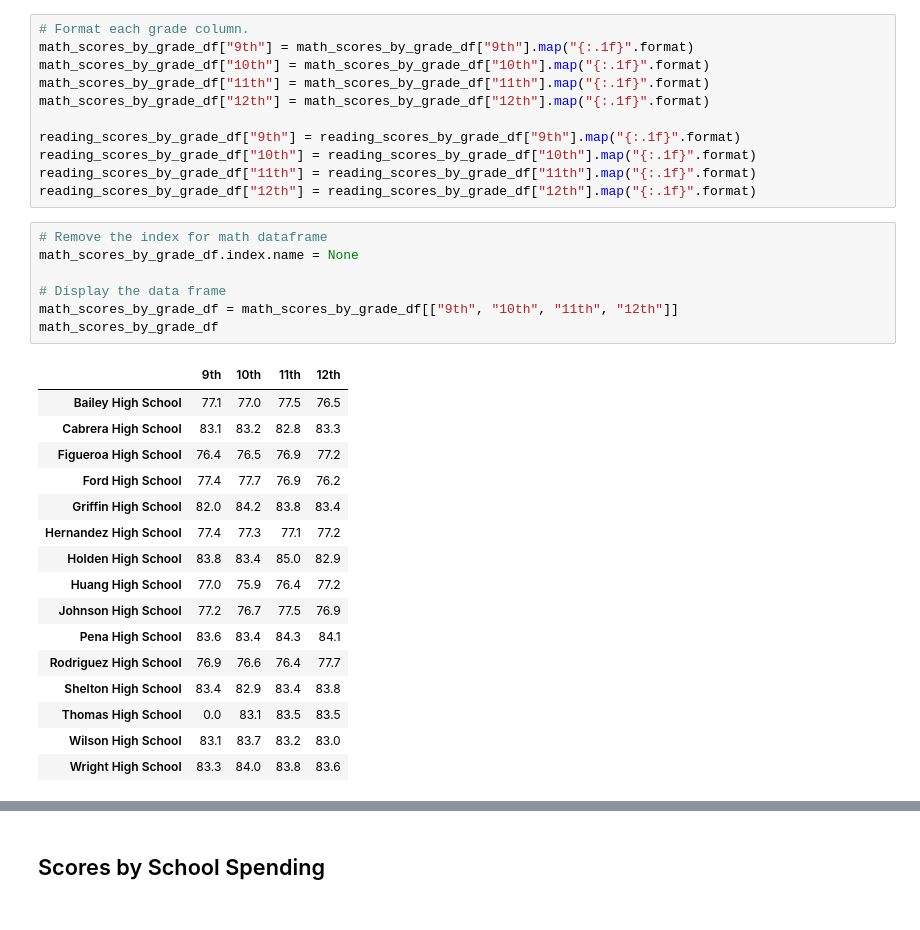
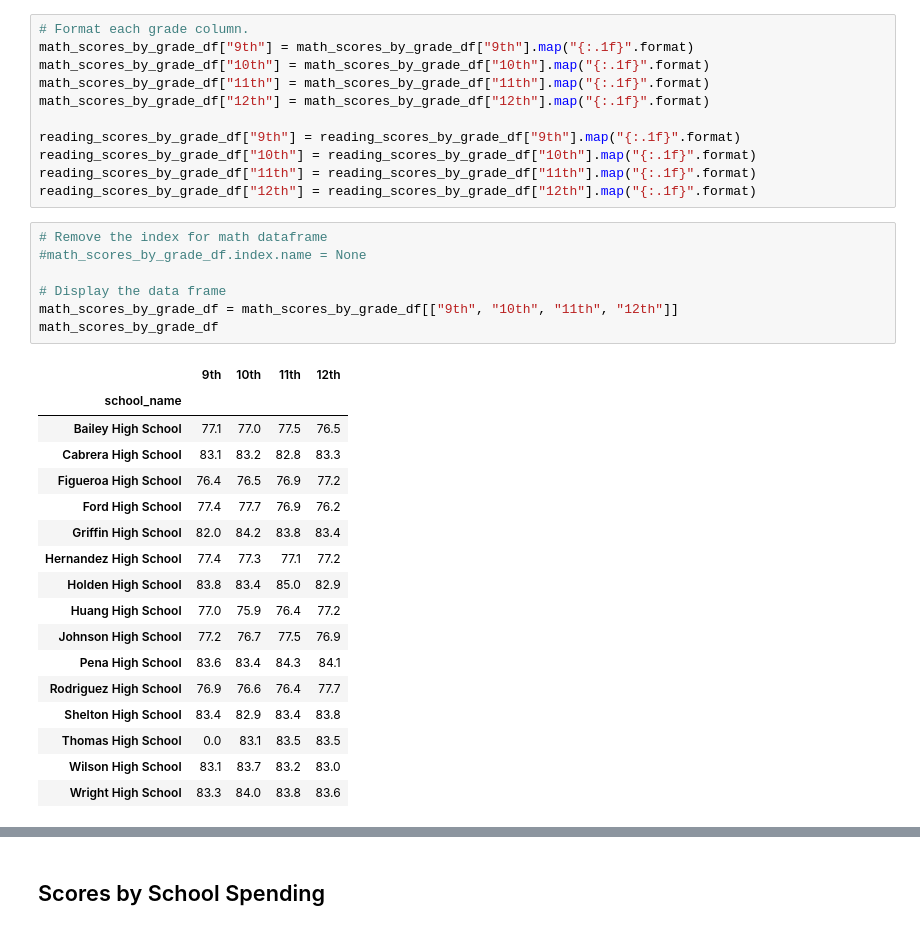
Before and after one commit to afhayden/Module4_Challenge_School_Analysis, a Jupyter notebook: PyCitySchools_Challenge.ipynb, the cells around one changed output, grey strips where cells are left out. Drawn from its saved outputs; the diff is of its cells as text.

Commit message:
Updating math reading grade image

```diff
--- a/PyCitySchools_Challenge.ipynb
+++ b/PyCitySchools_Challenge.ipynb
@@ -384,13 +384,14 @@ reading_scores_by_grade_df["11th"] = reading_scores_by_grade_df["11th"].map("{:.
 reading_scores_by_grade_df["12th"] = reading_scores_by_grade_df["12th"].map("{:.1f}".format)
 # %%
 # Remove the index for math dataframe
-math_scores_by_grade_df.index.name = None
+#math_scores_by_grade_df.index.name = None
 
 # Display the data frame
 math_scores_by_grade_df = math_scores_by_grade_df[["9th", "10th", "11th", "12th"]]
 math_scores_by_grade_df
 # %% [output]
 |  | 9th | 10th | 11th | 12th |
+| school_name |  |  |  |  |
 | Bailey High School | 77.1 | 77.0 | 77.5 | 76.5 |
 | Cabrera High School | 83.1 | 83.2 | 82.8 | 83.3 |
 | Figueroa High School | 76.4 | 76.5 | 76.9 | 77.2 |
```
Also changed, not shown: parts of 102 cells of this notebook, 1 other file.
